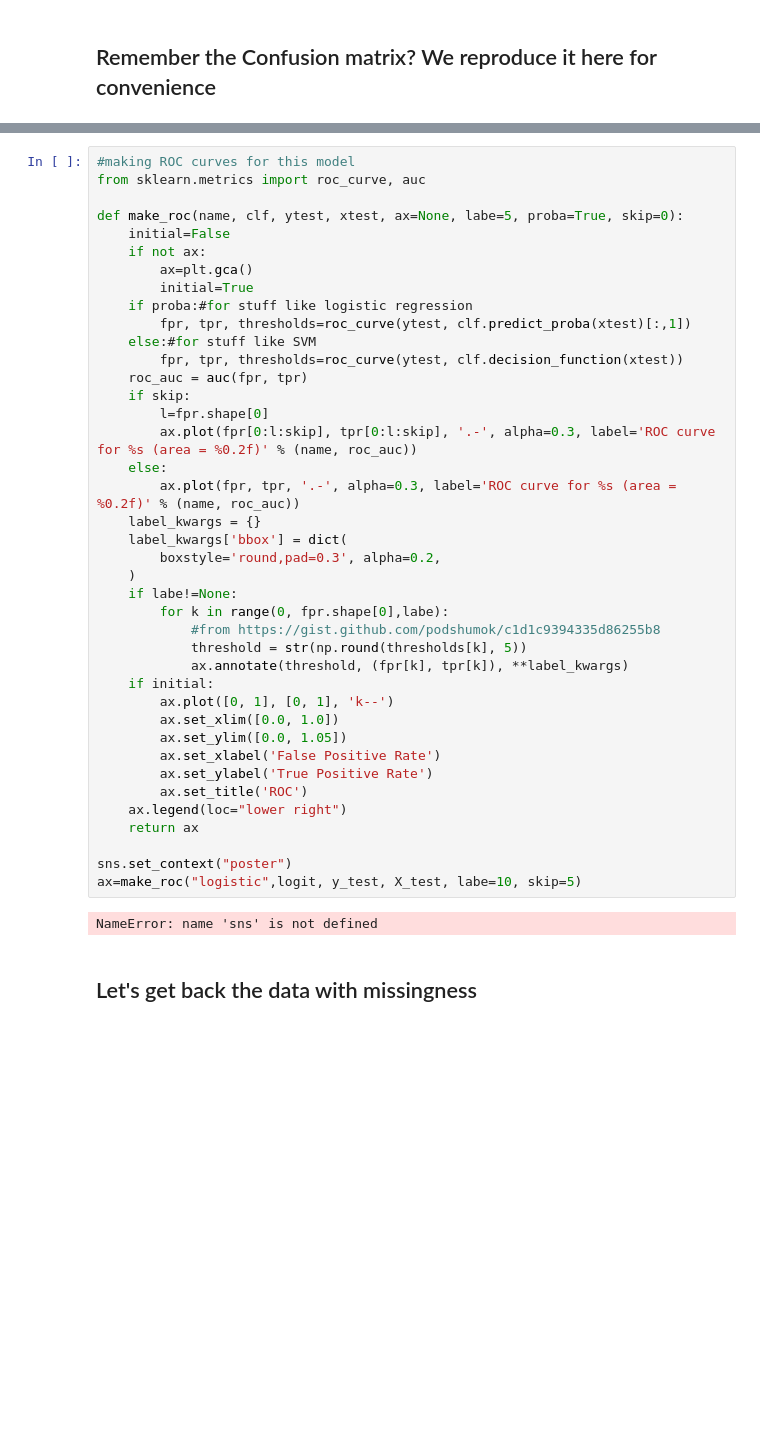
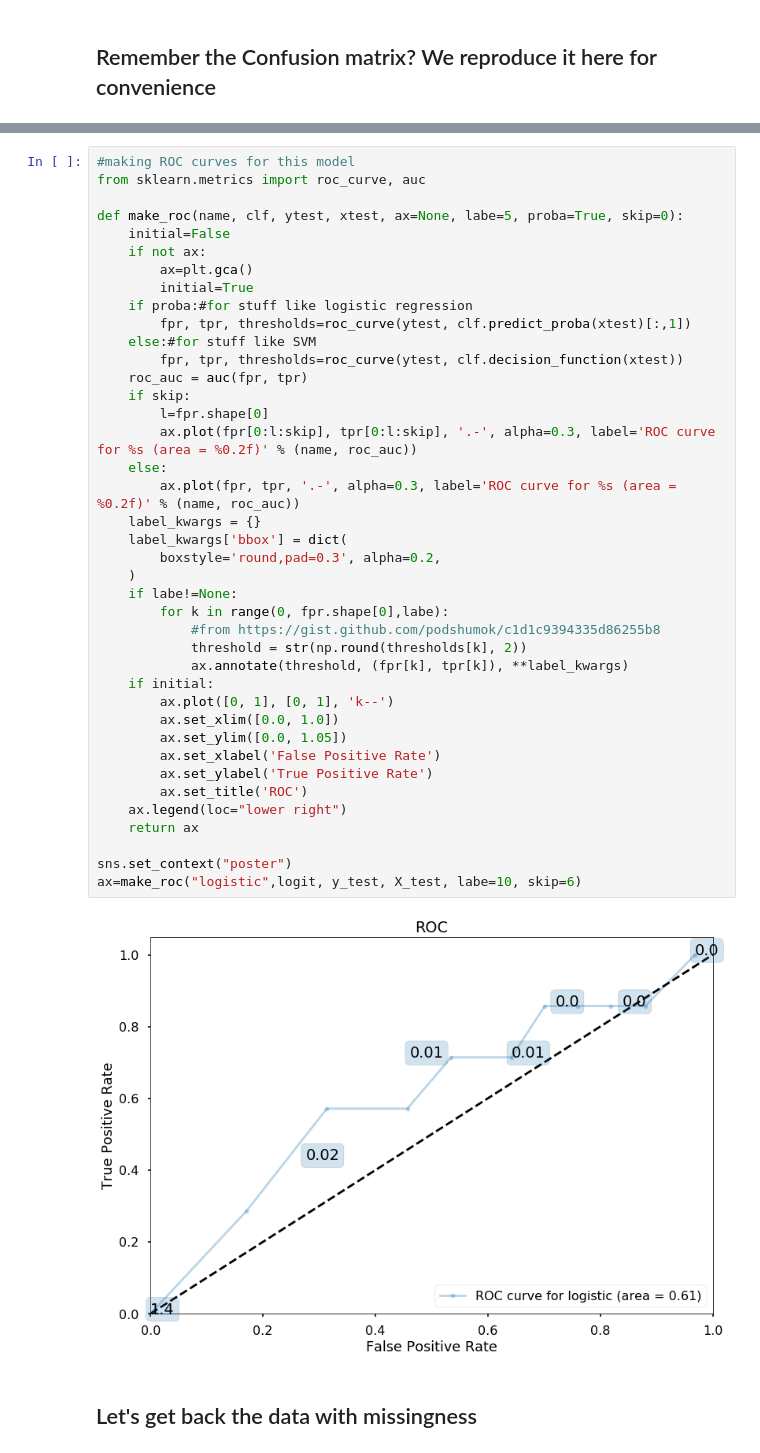
Before and after one commit to Jchea15/a-2017, a Jupyter notebook: Labs/Lab7_Logistic_ROC_Imputation/lab7-solutions.ipynb, the cells around one changed output, grey strips where cells are left out. Drawn from its saved outputs; the diff is of its cells as text; blank space fills up the shorter version.

```diff
--- a/Labs/Lab7_Logistic_ROC_Imputation/lab7-solutions.ipynb
+++ b/Labs/Lab7_Logistic_ROC_Imputation/lab7-solutions.ipynb
@@ -163,36 +163,36 @@ def make_roc(name, clf, ytest, xtest, ax=None, labe=5, proba=True, skip=0):
     if proba:#for stuff like logistic regression
         fpr, tpr, thresholds=roc_curve(ytest, clf.predict_proba(xtest)[:,1])
     else:#for stuff like SVM
         fpr, tpr, thresholds=roc_curve(ytest, clf.decision_function(xtest))
     roc_auc = auc(fpr, tpr)
     if skip:
         l=fpr.shape[0]
         ax.plot(fpr[0:l:skip], tpr[0:l:skip], '.-', alpha=0.3, label='ROC curve for %s (area = %0.2f)' % (name, roc_auc))
     else:
         ax.plot(fpr, tpr, '.-', alpha=0.3, label='ROC curve for %s (area = %0.2f)' % (name, roc_auc))
     label_kwargs = {}
     label_kwargs['bbox'] = dict(
         boxstyle='round,pad=0.3', alpha=0.2,
     )
     if labe!=None:
         for k in range(0, fpr.shape[0],labe):
             #from https://gist.github.com/podshumok/c1d1c9394335d86255b8
-            threshold = str(np.round(thresholds[k], 5))
+            threshold = str(np.round(thresholds[k], 2))
             ax.annotate(threshold, (fpr[k], tpr[k]), **label_kwargs)
     if initial:
         ax.plot([0, 1], [0, 1], 'k--')
         ax.set_xlim([0.0, 1.0])
         ax.set_ylim([0.0, 1.05])
         ax.set_xlabel('False Positive Rate')
         ax.set_ylabel('True Positive Rate')
         ax.set_title('ROC')
     ax.legend(loc="lower right")
     return ax
 
 sns.set_context("poster")
-ax=make_roc("logistic",logit, y_test, X_test, labe=10, skip=5)
+ax=make_roc("logistic",logit, y_test, X_test, labe=10, skip=6)
 # %% [output]
-NameError: name 'sns' is not defined
+[figure, added]
 # %% [markdown]
 ## Let's get back the data with missingness
 # %%
```
Also changed, not shown: parts of 11 cells of this notebook.
